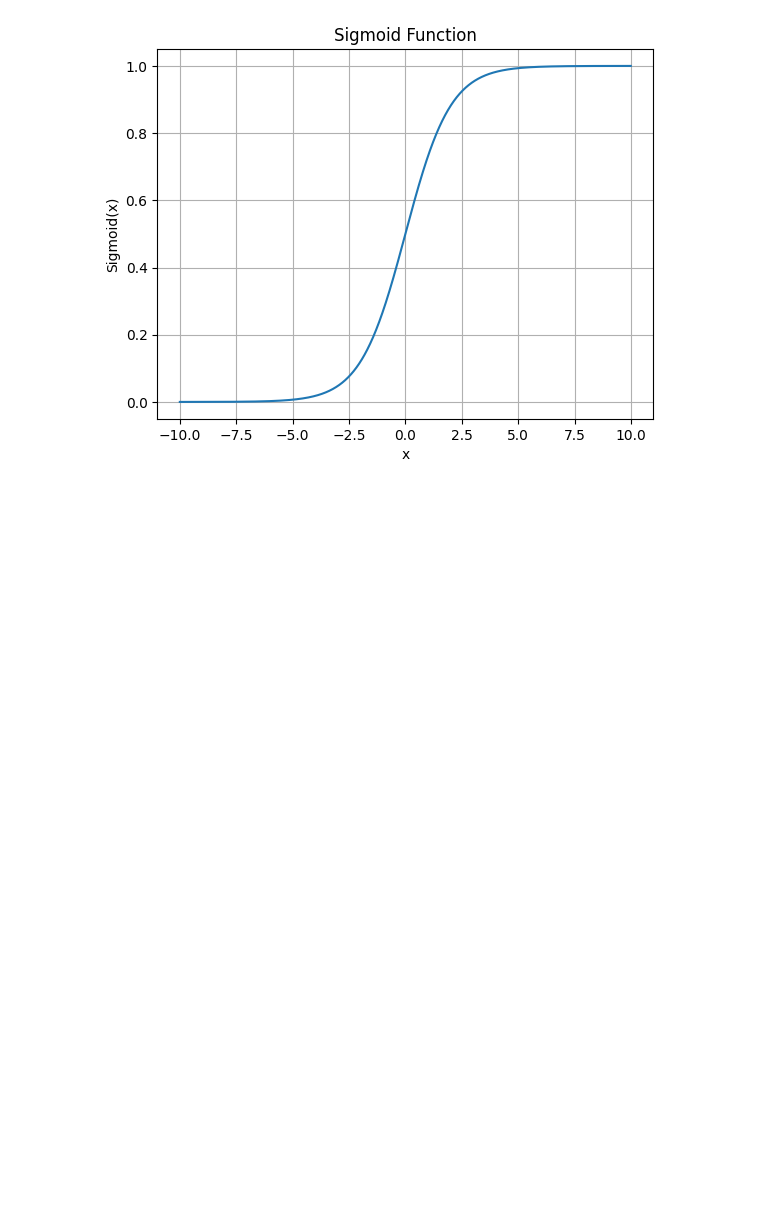
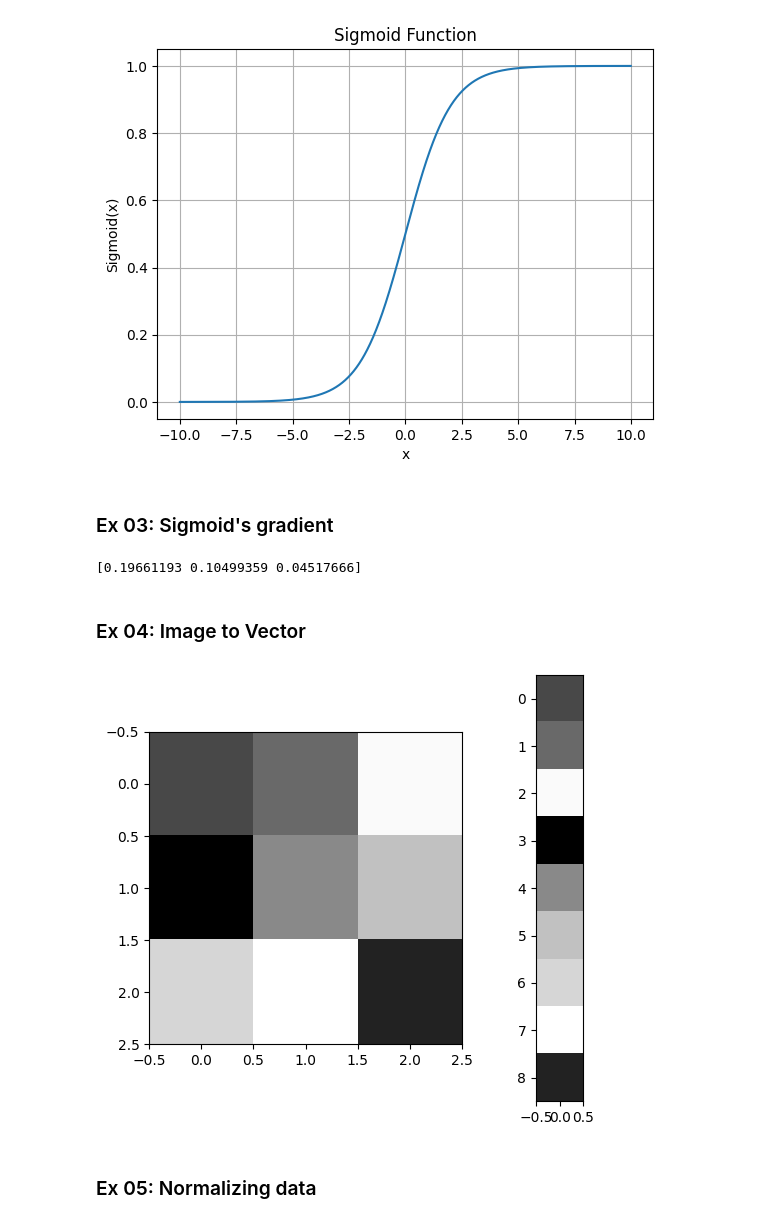
Before and after one commit to GiaKhangLuu/deep_learning_exercises, a Jupyter notebook: day_01/main.ipynb, the cells around one changed output. Cells and saved outputs as stored; diff of their text form; code cells hidden in the pictures; blank space fills up the shorter version.

```diff
--- a/day_01/main.ipynb
+++ b/day_01/main.ipynb
@@ -44,3 +48,59 @@ plt.title('Sigmoid Function')
 plt.show()
 # %% [output]
 [figure]
+# %% [markdown]
+### Ex 03: Sigmoid's gradient
+# %%
+def sigmoid_derivative(x):
+    x = np.array(x)
+    s = sigmoid(x)
+    ds = s * (1 - s)
+    return ds
+
+arr = [1, 2, 3]
+rs = sigmoid_derivative(arr)
+print(rs)
+# %% [output]
+[0.19661193 0.10499359 0.04517666]
+# %% [markdown]
+### Ex 04: Image to Vector
+# %%
+"""
+    Ex 04: Image to Vector
+    Method 01: flatten()
+    Method 02: ravel()
+    Method 03: reshape()
+"""
+def image2vector(image):
+    """
+    Assuming that image is an numpy array
+    """
+    # Flatten()
+    v = image.flatten()
+    # Ravel()
+    v = image.ravel()
+    # Reshape()
+    v = image.reshape(-1)
+    return v
+# %%
+image = np.random.rand(3, 3, 1)
+v = image2vector(image)
+
+# Plot using matplotlib
+# Create a figure and axis
+fig, ax = plt.subplots(ncols=2, nrows=1)
+
+# Display the image data as a heatmap
+ax[0].imshow(image, cmap='gray')
+ax[1].imshow(np.expand_dims(v, 1), cmap='gray')
+
+## Saving the plot
+#plt.savefig('./plot_ex04.png')
+
+# Show the plot
+plt.tight_layout()
+plt.show()
+# %% [output]
+[figure, added]
+# %% [markdown]
+### Ex 05: Normalizing data
```
Also changed, not shown: parts of 15 cells of this notebook, 5 other files.
